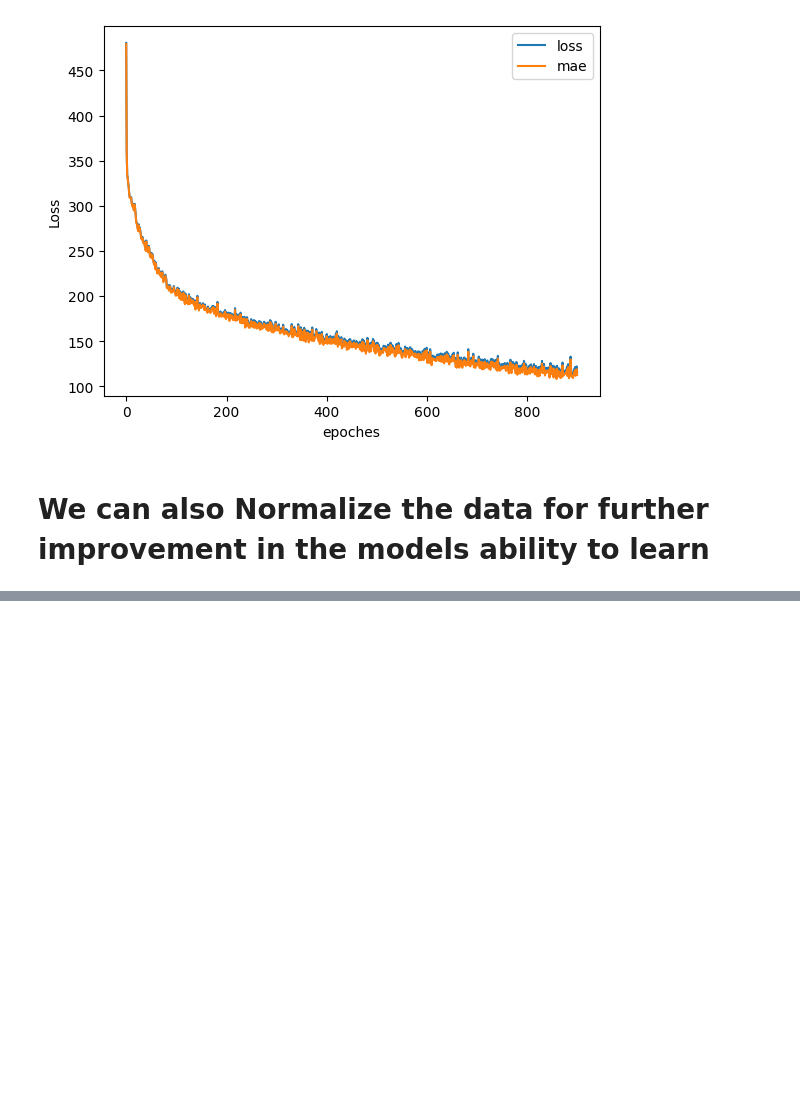
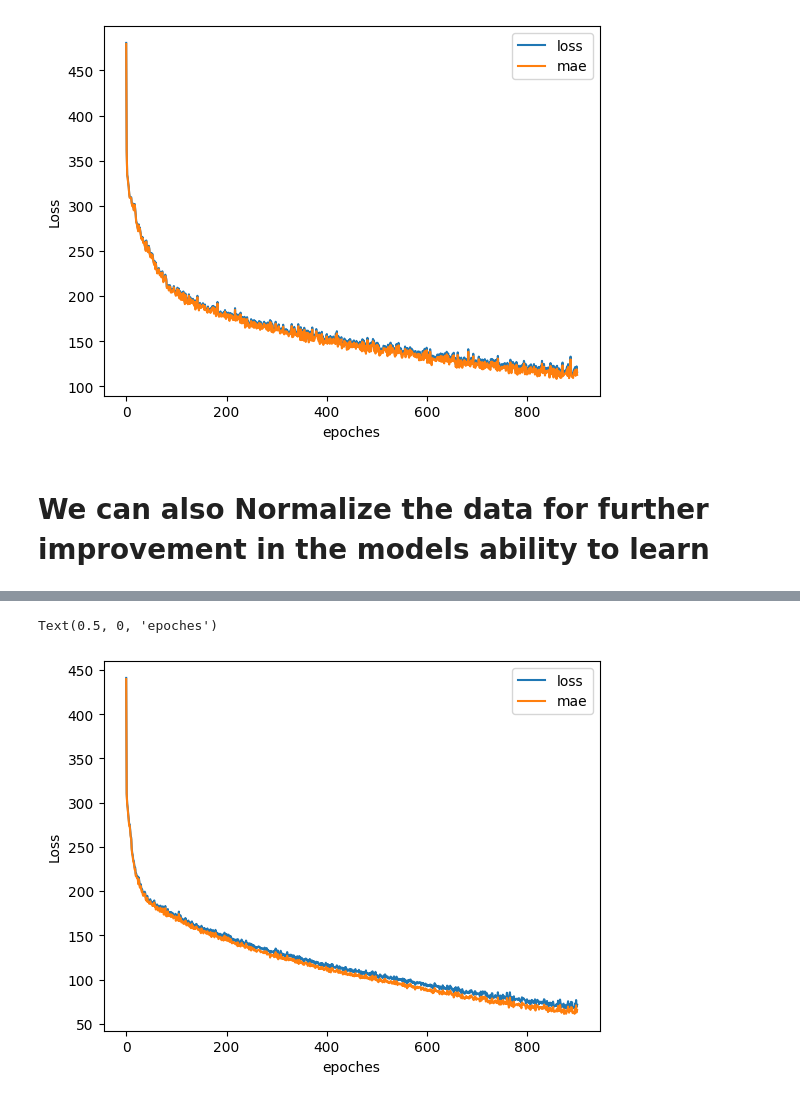
Before and after one commit to vrmaverick/RentalBike, a Jupyter notebook: model.ipynb, the cells around one changed output, grey strips where cells are left out. Saved outputs shown, nothing was run; the diff lists cells and outputs as text; code cells hidden in the pictures; blank space fills up the shorter version.

```diff
--- a/model.ipynb
+++ b/model.ipynb
@@ -235,0 +262,21 @@ Text(0, 0.5, 'Count')
+# %%
+from sklearn.compose import make_column_transformer
+from sklearn.preprocessing import MinMaxScaler,OneHotEncoder
+from sklearn.model_selection import train_test_split
+
+ct = make_column_transformer(
+(MinMaxScaler(),['Hour','Temperature','Humidity','Wind_speed(m/s)','Visibility_(10m)','Dew_point_temperature','Rainfall(mm)']), # all numeric columns
+(OneHotEncoder(handle_unknown='ignore'),['Seasons','Holiday']) # handle unkwon handles the other columns that onehot endcoder doest know must be ignored
+)
+
+X = df.drop('Rented_Bike_Count',axis = 1)
+y = df['Rented_Bike_Count']
+
+X_train,X_test,y_train,y_test = train_test_split(X,y,test_size = 0.3,random_state=98)
+# %%
+# Fitting our transformer first with training data and not the unseen testing data
+
+ct.fit(X_train);
+# %%
+X_train_normal = ct.transform(X_train)
+X_test_normal = ct.transform(X_test) # returns an array so we can use array methods to access
@@ -235,0 +309,17 @@ Text(0, 0.5, 'Count')
+# %%
+# Training the same best perfroming model among three using the normalized data
+normalized_model = tf.keras.Sequential([
+    tf.keras.layers.Dense(100,activation="relu",name='input_layer'), # softmax does not work here
+    tf.keras.layers.Dense(100,activation="relu",kernel_regularizer='l2'),
+    tf.keras.layers.Dense(100,activation="relu"),
+    tf.keras.layers.Dense(100,activation="relu"),
+    tf.keras.layers.Dense(200,activation="relu"),
+    tf.keras.layers.Dense(100,activation="relu",kernel_regularizer='l2'),
+    tf.keras.layers.Dense(1,name='output_layer')
+],name = 'NonLinear')
+normalized_model.compile(loss = tf.keras.losses.mae,
+              # optimizer = tf.keras.optimizers.SGD(),
+              optimizer = tf.keras.optimizers.Adam(lr=10),
+              metrics = ['mae'])
+history = normalized_model.fit(X_train_normal,y_train,epochs=900,verbose=0)
+normalized_model.save("/content/drive/MyDrive/datasets/normalized_model.h5")
@@ -235,0 +328,7 @@ Text(0, 0.5, 'Count')
+# %%
+pd.DataFrame(history.history).plot()
+plt.ylabel("Loss")
+plt.xlabel("epoches")
+# %% [output]
+Text(0.5, 0, 'epoches')
+[figure, added]
```
Also changed, not shown: parts of 16 cells of this notebook.
